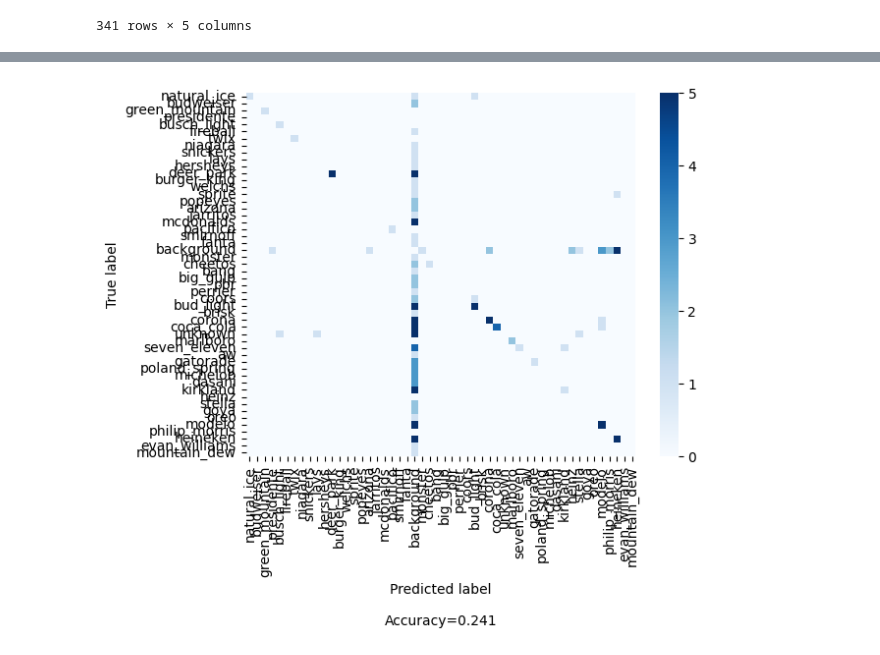
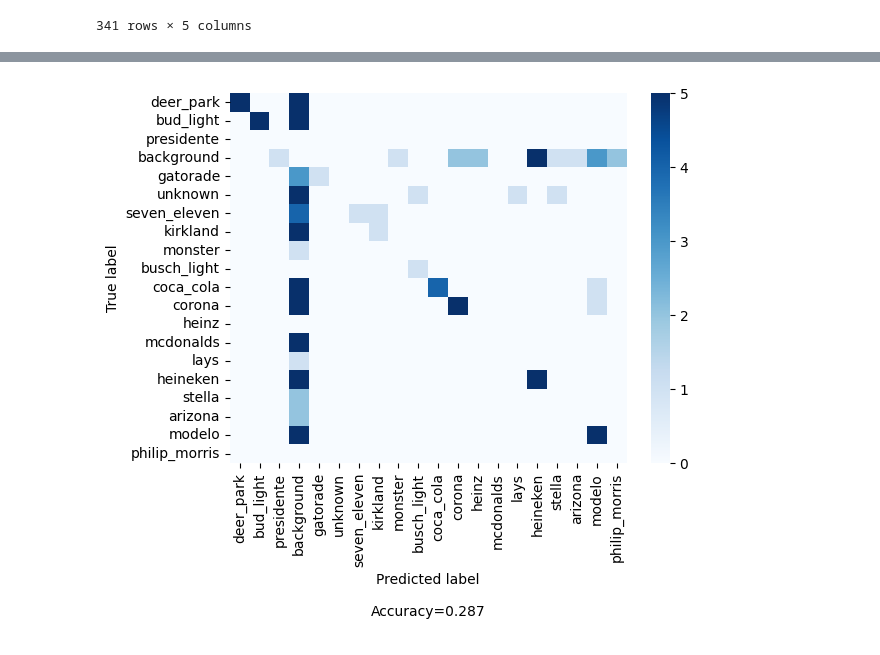
Before and after one commit to thriftypenguin/litter-imagery-brand-recognition, a Jupyter notebook: evaluate_models/evaluate_YOLO-EffNet.ipynb, the cells around one changed output, grey strips where cells are left out. Cells and saved outputs as stored; diff of their text form; code cells hidden in the pictures.

```diff
--- a/YOLO_EffNet/evaluate_the_model.ipynb
+++ b/evaluate_models/evaluate_YOLO-EffNet.ipynb
@@ -169,5 +155,5 @@ boxes_df.to_csv('EffNet_boxes.csv', sep='\t', index=False)
 boxes_df_read = pd.read_csv('EffNet_boxes.csv', sep='\t')
 boxes_df_read['box_id'] = range(len(test_labels_df), len(test_labels_df) + len(boxes_df_read))
 boxes_df_read.rename(columns={'brand_predicted':'predicted'}, inplace=True)
-boxes_df_read[boxes_df_read['predicted']=='zz_unbranded'] = 'unknown'
+boxes_df_read['predicted'][boxes_df_read['predicted']=='zz_unbranded'] = 'unknown'
 # %%
@@ -334,7 +322,7 @@ for im_file in os.listdir(image_path):
 	# No precitions is the same as predicting background,
 	# mAP does not include it background, so put 1, whatever
 	image_boxes_df['conf'] = image_boxes_df['box_conf'] * image_boxes_df['brand_conf']
-	image_boxes_df['conf'] = image_boxes_df['conf'].fillna(1.0)
+	image_boxes_df['conf'] = image_boxes_df['conf'].astype(float).fillna(1.0)
 
 	# No label means background
 	image_boxes_df[['predicted', 'true']] = image_boxes_df[['predicted', 'true']].fillna('background')
@@ -616,10 +445,13 @@ def make_confusion_matrix(cf,
 # %%
-all_brands = list(set(boxes_df['predicted']).union(set(boxes_df['true'])))
+cf_matrix_df = boxes_df.copy()
+test_lbl_count = boxes_df.groupby('true')['im_name'].count().sort_values(ascending=False)
+cf_matrix_df['counts'] = cf_matrix_df['true'].apply(lambda x: test_lbl_count[x] )
+cf_matrix_df = cf_matrix_df[cf_matrix_df['counts']>3]
+all_brands = list(set(cf_matrix_df['predicted']).union(set(cf_matrix_df['true'])))
 cf_matrix = confusion_matrix(y_true = boxes_df['true'], y_pred = boxes_df['predicted'], labels = all_brands)
 
 cf_matrix[cf_matrix>5] = 5
 
-
 make_confusion_matrix(cf_matrix, categories = all_brands, count = False, percent= False, cmap='Blues')
 # %% [output]
-[figure, old version]
+[figure, new version]
```
Also changed, not shown: parts of 8 cells of this notebook, 3 other files.
